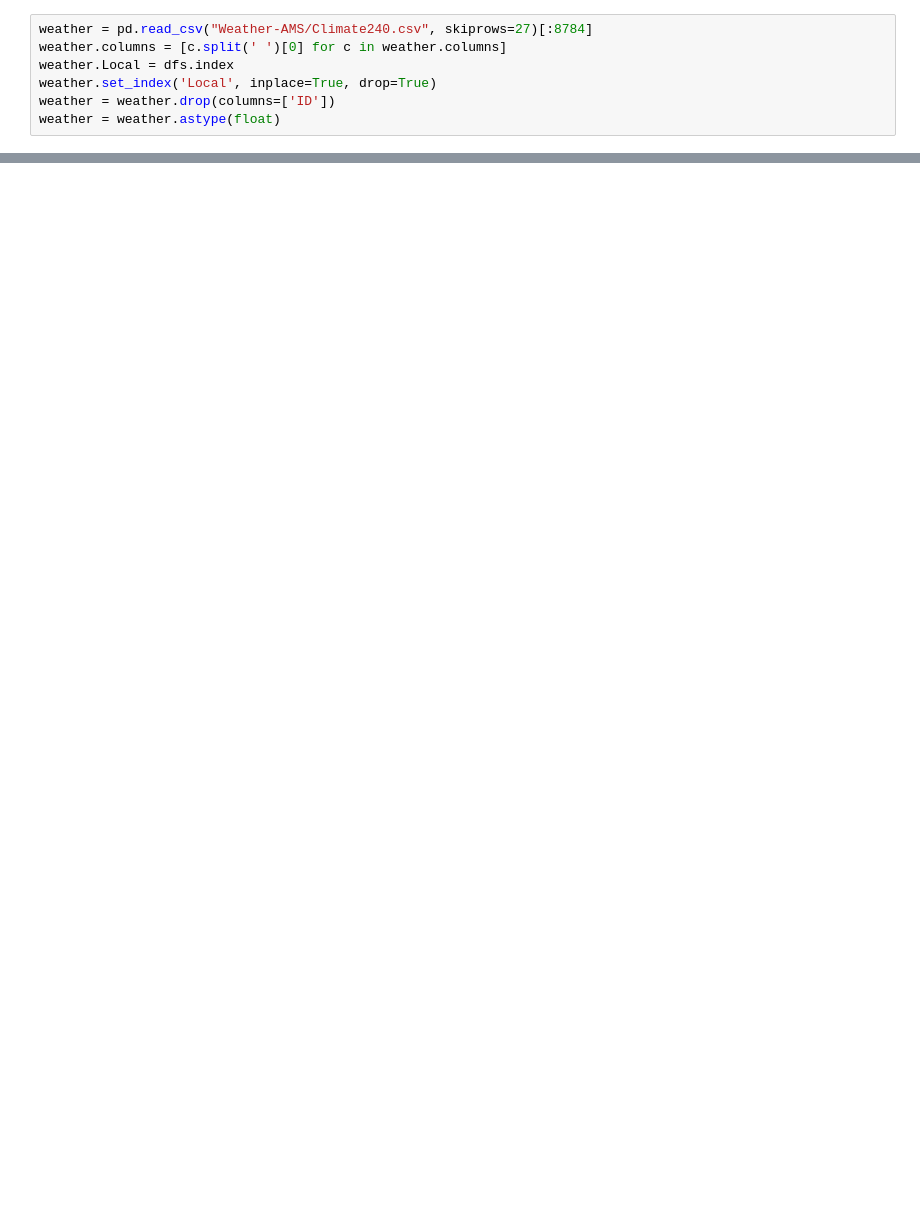
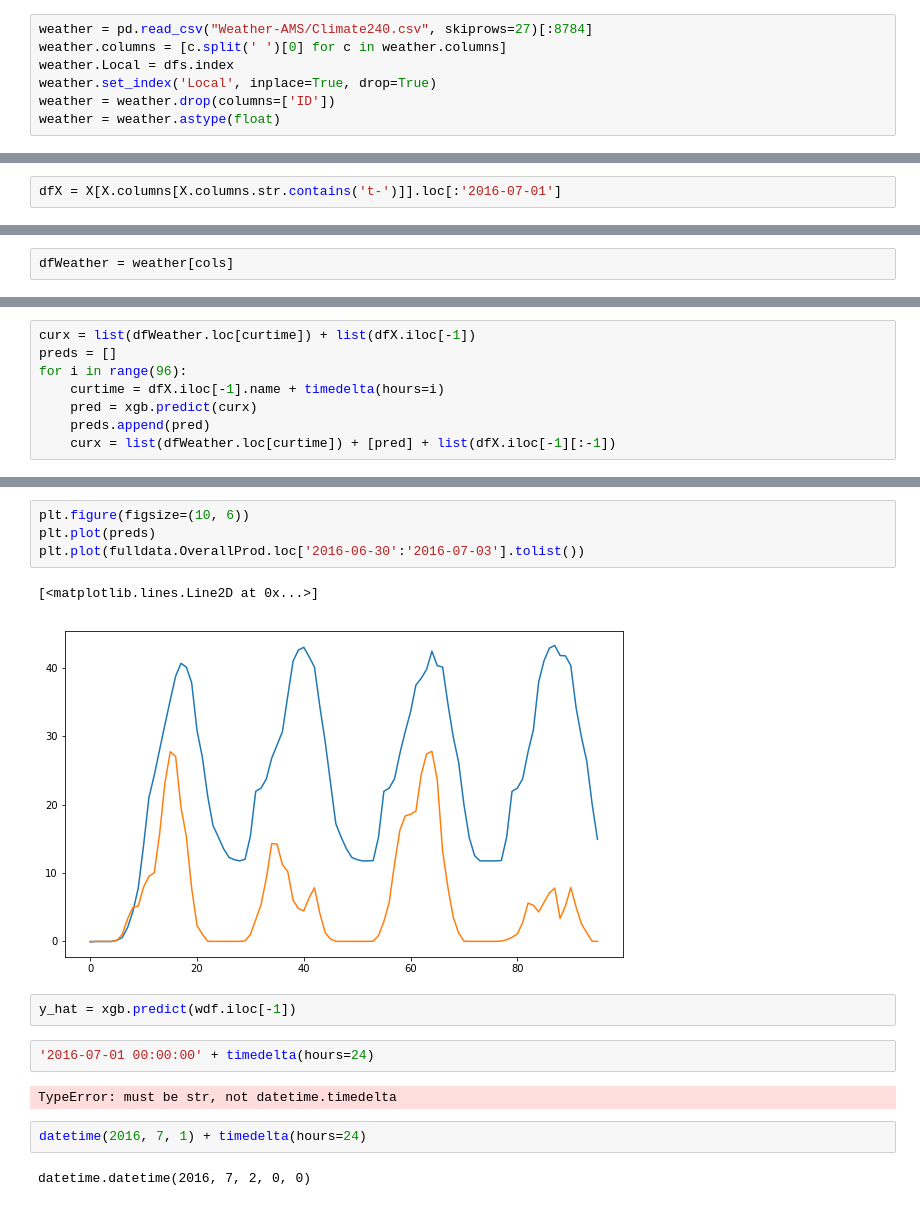
Before and after one commit to HusainKapadia/Energy-Poverty-JRC, a Jupyter notebook: main2.ipynb, the cells around one changed output, grey strips where cells are left out. Saved outputs shown, nothing was run; the diff lists cells and outputs as text; blank space fills up the shorter version.

```diff
--- a/main2.ipynb
+++ b/main2.ipynb
@@ -141,0 +132,2 @@ plt.plot(ytest[-100:])
+# %%
+dfX = X[X.columns[X.columns.str.contains('t-')]].loc[:'2016-07-01']
@@ -141,0 +192,2 @@ plt.plot(ytest[-100:])
+# %%
+dfWeather = weather[cols]
@@ -141,0 +202,8 @@ plt.plot(ytest[-100:])
+# %%
+curx = list(dfWeather.loc[curtime]) + list(dfX.iloc[-1])
+preds = []
+for i in range(96):
+    curtime = dfX.iloc[-1].name + timedelta(hours=i)
+    pred = xgb.predict(curx)
+    preds.append(pred)
+    curx = list(dfWeather.loc[curtime]) + [pred] + list(dfX.iloc[-1][:-1])
@@ -141,0 +230,17 @@ plt.plot(ytest[-100:])
+# %%
+plt.figure(figsize=(10, 6))
+plt.plot(preds)
+plt.plot(fulldata.OverallProd.loc['2016-06-30':'2016-07-03'].tolist())
+# %% [output]
+[<matplotlib.lines.Line2D at 0x...>]
+[figure, added]
+# %%
+y_hat = xgb.predict(wdf.iloc[-1])
+# %%
+'2016-07-01 00:00:00' + timedelta(hours=24)
+# %% [output]
+TypeError: must be str, not datetime.timedelta
+# %%
+datetime(2016, 7, 1) + timedelta(hours=24)
+# %% [output]
+datetime.datetime(2016, 7, 2, 0, 0)
```
Also changed, not shown: parts of 33 cells of this notebook, 2 other files.
